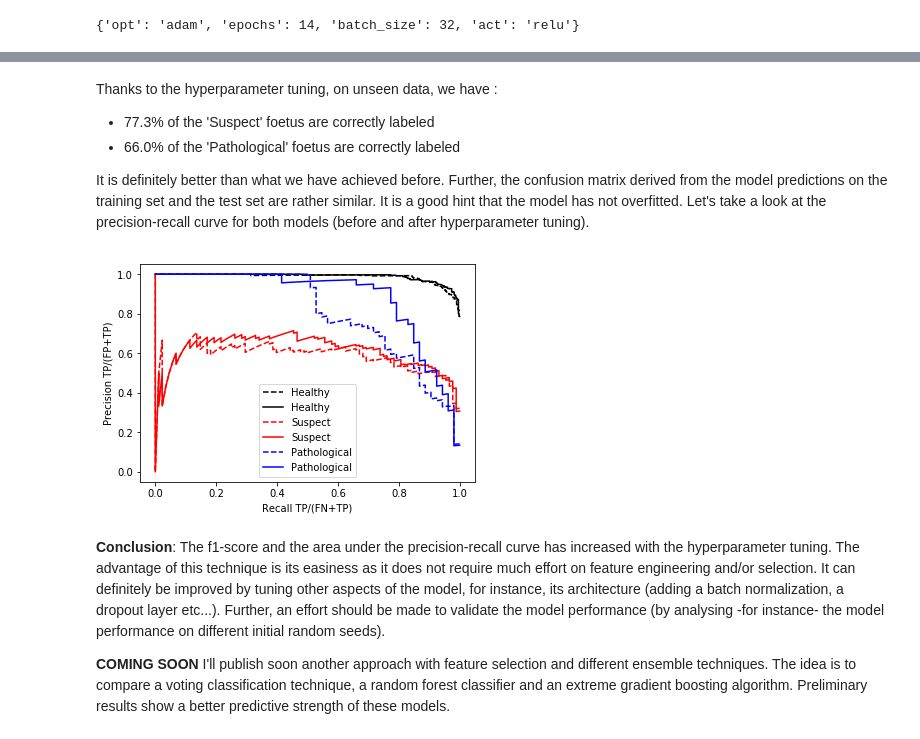
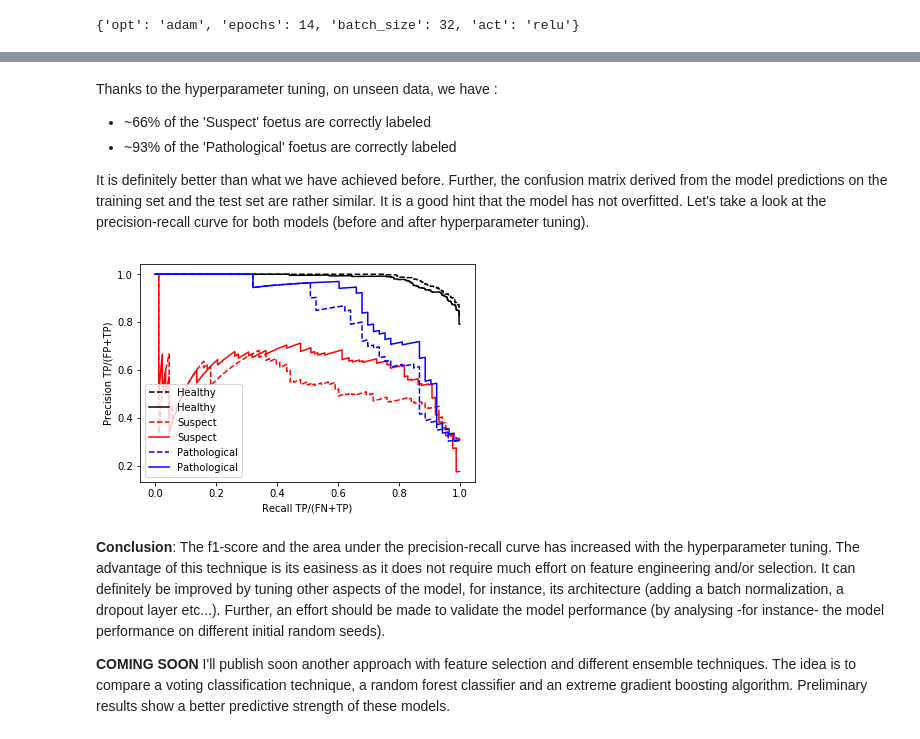
Before and after one commit to HocineLebbad/fetal-health-nn, a Jupyter notebook: fetal-health_neural-network-approach.ipynb, the cells around one changed output, grey strips where cells are left out. Saved outputs shown, nothing was run; the diff lists cells and outputs as text; code cells hidden in the pictures.

```diff
--- a/fetal-health_neural-network-approach.ipynb
+++ b/fetal-health_neural-network-approach.ipynb
@@ -80,15 +77,16 @@ On this notebook is shown the first approach. Let's go !
 df = df.drop(['histogram_tendency'], axis=1)
 
 X, y = df.drop(['fetal_health'],axis=1), df['fetal_health']
-# %%
-scaler = StandardScaler()
-X = scaler.fit_transform(X)
-
-encoder = OneHotEncoder()
-y = encoder.fit_transform(y.values.reshape(-1,1)).toarray()
-
-
-X_train, X_test, y_train, y_test = train_test_split(X, y, test_size=0.30, stratify=y, random_state = 42)
+# %%
+X_train, X_test, y_train, y_test = train_test_split(X, y, test_size=0.30, stratify=y, random_state = 42)
+
+scaler = StandardScaler()
+X_train = scaler.fit_transform(X_train)
+X_test = scaler.transform(X_test)
+
+encoder = OneHotEncoder()
+y_train = encoder.fit_transform(y_train.values.reshape(-1,1)).toarray()
+y_test = encoder.transform(y_test.values.reshape(-1,1)).toarray()
 # %%
 def compile_model():
     clear_session()
@@ -101,7 +99,7 @@ def compile_model():
     model.add(Dense(20, activation='relu'))
     model.add(Dense(20, activation='relu'))
     model.add(Dense(3, activation='sigmoid'))
-    model.compile(optimizer='adam', loss='categorical_crossentropy', metrics=[AUC(multi_label=True)])
+    model.compile(optimizer='adam', loss='categorical_crossentropy')
     return model
 # %%
 loss, val_loss = [[],[]]
@@ -230,36 +255,34 @@ print_confusion_matrix(optimized_model, X_train, y_train, y_test, y_pred)
 # %% [markdown]
 Thanks to the hyperparameter tuning, on unseen data, we have :
-- 77.3% of the 'Suspect' foetus are correctly labeled
-- 66.0% of the 'Pathological' foetus are correctly labeled
+- ~66% of the 'Suspect' foetus are correctly labeled
+- ~93% of the 'Pathological' foetus are correctly labeled
 
 It is definitely better than what we have achieved before. Further, the confusion matrix derived from the model predictions on the training set and the test set are rather similar. It is a good hint that the model has not overfitted.
 Let's take a look at the precision-recall curve for both models (before and after hyperparameter tuning).
 # %%
-precision = dict()
-recall = dict()
-precision_opt = dict()
-recall_opt = dict()
+precision, recall = dict(), dict()
+precision_opt, recall_opt = dict(), dict()
 
 for i in range(3):
     precision[i], recall[i], _ = precision_recall_curve(y_test[:,i],y_pred0[:,i])
     precision_opt[i], recall_opt[i], _ = precision_recall_curve(y_test[:,i],y_pred[:,i])
 
 fig, ax = plt.subplots()
 
 colors = ['k','r','b']
 labels = ['Healthy','Suspect','Pathological']
 
 for i in range(3):
     ax.plot(recall[i],precision[i],color=colors[i],label=labels[i],linestyle='--')
     ax.plot(recall_opt[i],precision_opt[i],color=colors[i],label=labels[i],linestyle='-')
 
 ax.set_xlabel('Recall TP/(FN+TP)')
 ax.set_ylabel('Precision TP/(FP+TP)')
 
 plt.legend()
 plt.show()
 # %% [output]
-[figure, old version]
+[figure, new version]
 # %% [markdown]
 **Conclusion**:
 The f1-score and the area under the precision-recall curve has increased with the hyperparameter tuning. The advantage of this technique is its easiness as it does not require much effort on feature engineering and/or selection. It can definitely be improved by tuning other aspects of the model, for instance, its architecture (adding a batch normalization, a dropout layer etc...). Further, an effort should be made to validate the model performance (by analysing -for instance- the model performance on different initial random seeds).
```
Also changed, not shown: parts of 11 cells of this notebook.
